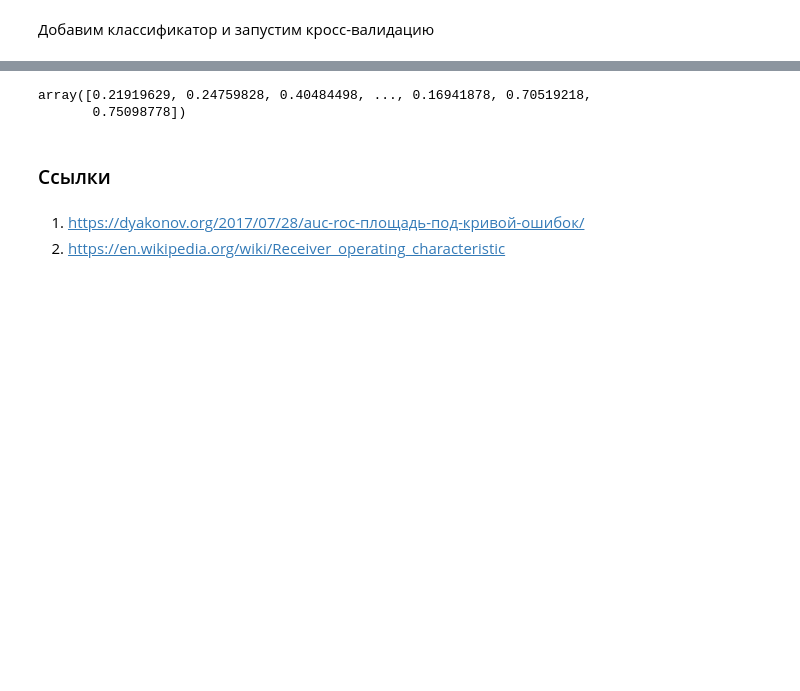
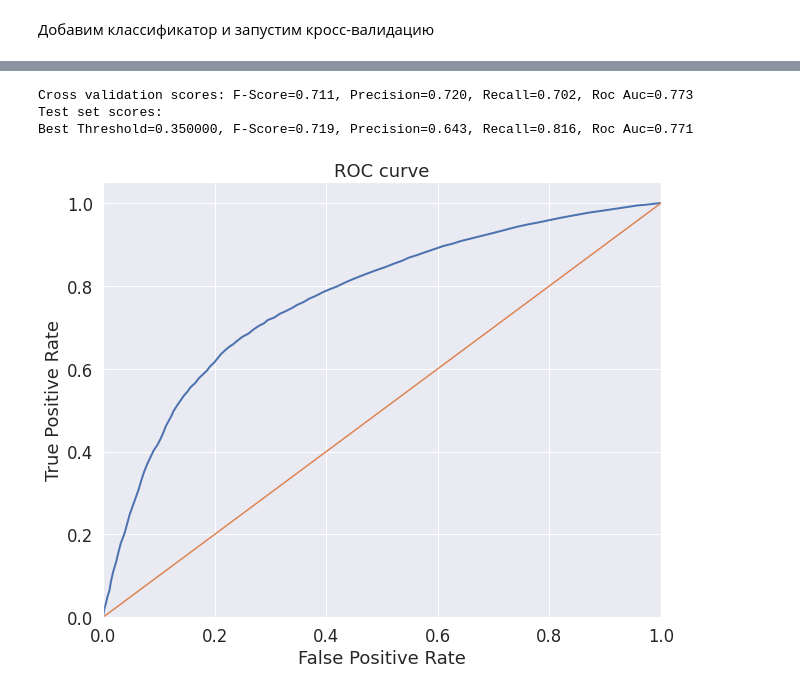
Before and after one commit to elka97/MachineLearningInBusiness, a Jupyter notebook: homework_3.ipynb, the cells around one changed output, grey strips where cells are left out. Saved outputs shown, nothing was run; the diff lists cells and outputs as text; code cells hidden in the pictures; blank space fills up the shorter version.

```diff
--- a/homework_3.ipynb
+++ b/homework_3.ipynb
@@ -1106,29 +244,0 @@ logreg_scores
-# %%
-def classify_by(ppl, x_train, y_train, x_test, y_test):
-
-  _scores = cross_validate(ppl, X_train, y_train, scoring=("roc_auc", "f1"), cv=16, return_estimator=True)
-
-  print(_scores)
-
-  # обучим пайплайн на всем тренировочном датасете
-  ppl.fit(x_train, y_train)
-  _y_pred = ppl.predict_proba(x_test)[:, 1]
-
-  _rocauc= roc_auc_score(y_test, _y_pred)
-
-  print(f"score: {_scores['test_roc_auc'].mean()} {np.std(_scores['test_roc_auc'])}")
-
-  b=1
-  _precision, _recall, _thresholds = precision_recall_curve(y_test.values, _y_pred)
-  _fscore = (1+b**2)*(_precision * _recall) / (b**2*_precision + _recall)
-  # locate the index of the largest f score
-  ix = np.argmax(_fscore)
-  print('Best Threshold=%f, F-Score=%.3f, Precision=%.3f, Recall=%.3f, Roc auc=%.3f' % (_thresholds[ix],
-                                                                          _fscore[ix],
-                                                                          _precision[ix],
-                                                                          _recall[ix],
-                                                                          _rocauc))
-
-  plot_roc_curve(_y_pred=_y_pred, _y_true=y_test, ttl="") # ppl["classifier"]["name"]
-
-  return _precision[ix], _recall[ix], _fscore[ix], _rocauc, _scores['test_score']
@@ -1140,2 +245,3 @@ print("Difference:", logreg_scores["test_score"].mean() - forest_scores["test_sc
 # %%
-precision, recall, fscore, rocauc, rocauc2 = classify_by(ppl=logreg, x_train=X_train, y_train=y_train, x_test=X_test, y_test=y_test)
+logreg_scores = classify_by(ppl=logreg, x_train=X_train, y_train=y_train, x_test=X_test, y_test=y_test)
+results.loc["logreg"] = logreg_scores
@@ -1153,4 +252,0 @@ precision, recall, fscore, rocauc, rocauc2
-# %%
-results.loc[results.index=="logistic regrssion"].update(pd.Series(precision, recall, fscore, rocauc))
-# %%
-results.loc["logistic regrssion"] = [precision, recall, fscore, rocauc]
@@ -1167,10 +253,8 @@ results
-# %%
-y_score
-# %% [output]
-array([0.21919629, 0.24759828, 0.40484498, ..., 0.16941878, 0.70519218,
-       0.75098778])
-# %% [markdown]
-### Ссылки
-# %% [markdown]
-1. https://dyakonov.org/2017/07/28/auc-roc-площадь-под-кривой-ошибок/
-2. https://en.wikipedia.org/wiki/Receiver_operating_characteristic
+# %%
+forest_scores = classify_by(ppl=random_forest, x_train=X_train, y_train=y_train, x_test=X_test, y_test=y_test)
+results.loc["randomforest_default"] = forest_scores
+# %% [output]
+Cross validation scores: F-Score=0.711, Precision=0.720, Recall=0.702, Roc Auc=0.773
+Test set scores:
+Best Threshold=0.350000, F-Score=0.719, Precision=0.643, Recall=0.816, Roc Auc=0.771
+[figure, added]
```
Also changed, not shown: parts of 177 cells of this notebook.
